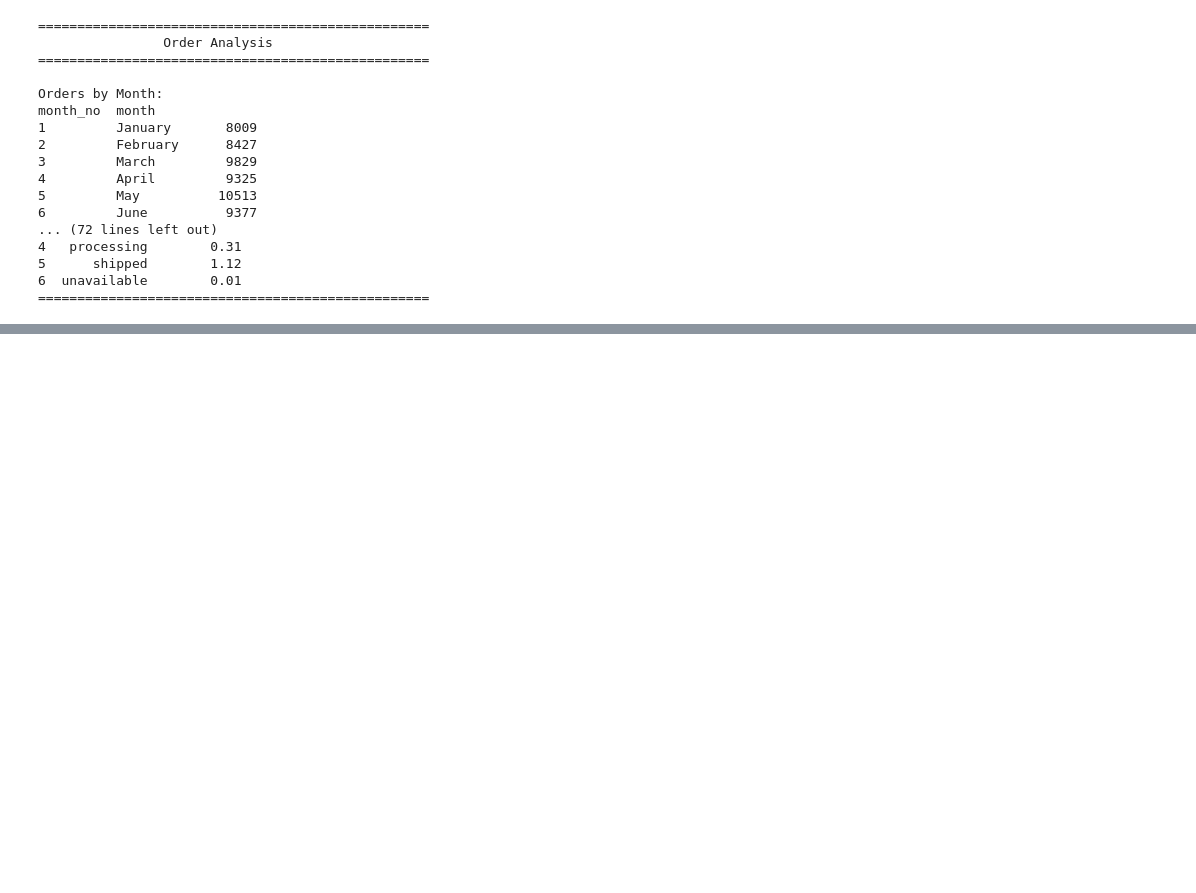
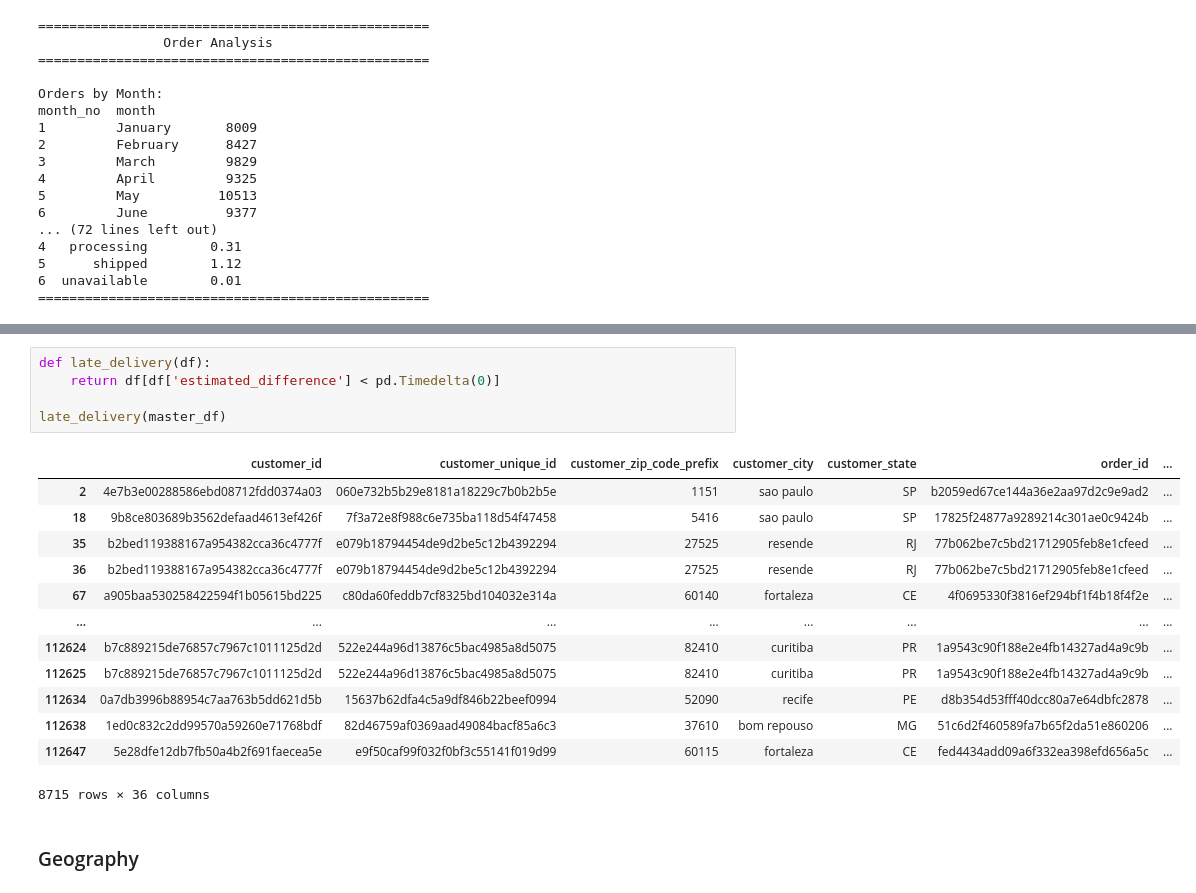
Before and after one commit to Rayyan-2205/ecommerce-sales-analytics, a Jupyter notebook: notebook/analysis.ipynb, the cells around one changed output, grey strips where cells are left out. Drawn from its saved outputs; the diff is of its cells as text; blank space fills up the shorter version.

```diff
--- a/notebook/analysis.ipynb
+++ b/notebook/analysis.ipynb
@@ -1477,0 +1637,21 @@ month_no  month
+# %%
+def late_delivery(df):
+    return df[df['estimated_difference'] < pd.Timedelta(0)]
+
+late_delivery(master_df)
+# %% [output]
+|  | customer_id | customer_unique_id | customer_zip_code_prefix | customer_city | customer_state | order_id | ... |
+| 2 | 4e7b3e00288586ebd08712fdd0374a03 | 060e732b5b29e8181a18229c7b0b2b5e | 1151 | sao paulo | SP | b2059ed67ce144a36e2aa97d2c9e9ad2 | ... |
+| 18 | 9b8ce803689b3562defaad4613ef426f | 7f3a72e8f988c6e735ba118d54f47458 | 5416 | sao paulo | SP | 17825f24877a9289214c301ae0c9424b | ... |
+| 35 | b2bed119388167a954382cca36c4777f | e079b18794454de9d2be5c12b4392294 | 27525 | resende | RJ | 77b062be7c5bd21712905feb8e1cfeed | ... |
+| 36 | b2bed119388167a954382cca36c4777f | e079b18794454de9d2be5c12b4392294 | 27525 | resende | RJ | 77b062be7c5bd21712905feb8e1cfeed | ... |
+| 67 | a905baa530258422594f1b05615bd225 | c80da60feddb7cf8325bd104032e314a | 60140 | fortaleza | CE | 4f0695330f3816ef294bf1f4b18f4f2e | ... |
+| ... | ... | ... | ... | ... | ... | ... | ... |
+| 112624 | b7c889215de76857c7967c1011125d2d | 522e244a96d13876c5bac4985a8d5075 | 82410 | curitiba | PR | 1a9543c90f188e2e4fb14327ad4a9c9b | ... |
+| 112625 | b7c889215de76857c7967c1011125d2d | 522e244a96d13876c5bac4985a8d5075 | 82410 | curitiba | PR | 1a9543c90f188e2e4fb14327ad4a9c9b | ... |
+| 112634 | 0a7db3996b88954c7aa763b5dd621d5b | 15637b62dfa4c5a9df846b22beef0994 | 52090 | recife | PE | d8b354d53fff40dcc80a7e64dbfc2878 | ... |
+| 112638 | 1ed0c832c2dd99570a59260e71768bdf | 82d46759af0369aad49084bacf85a6c3 | 37610 | bom repouso | MG | 51c6d2f460589fa7b65f2da51e860206 | ... |
+| 112647 | 5e28dfe12db7fb50a4b2f691faecea5e | e9f50caf99f032f0bf3c55141f019d99 | 60115 | fortaleza | CE | fed4434add09a6f332ea398efd656a5c | ... |
+8715 rows × 36 columns
+# %% [markdown]
+### Geography
```
Also changed, not shown: parts of 35 cells of this notebook, 2 other files.
